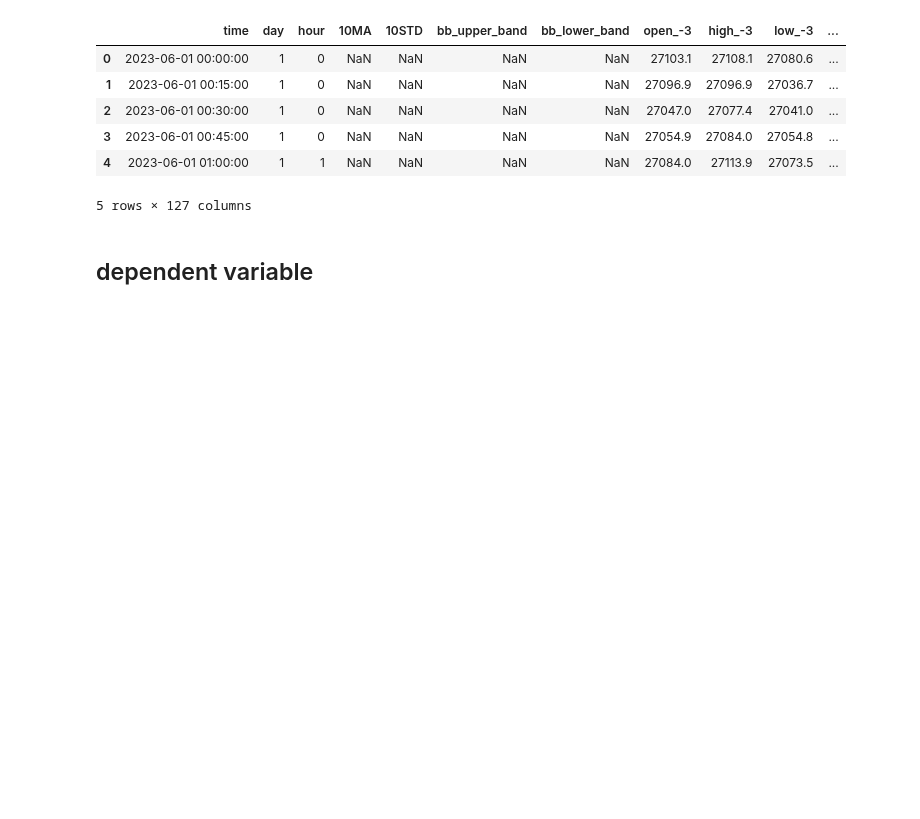
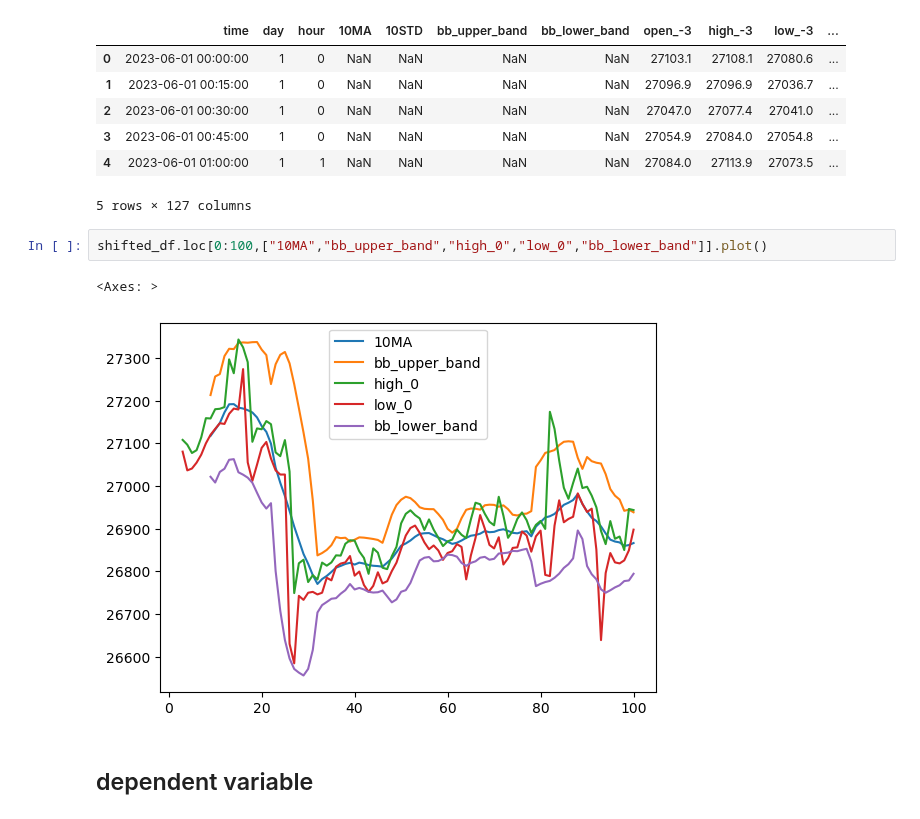
Before and after one commit to georghoeller/fastbook, a Jupyter notebook: my-stuff/lesson5-random-forests/ch9-tabular-xgboost.ipynb, the cells around one changed output. Saved outputs shown, nothing was run; the diff lists cells and outputs as text; blank space fills up the shorter version.

```diff
--- a/my-stuff/lesson5-random-forests/ch9-tabular-xgboost.ipynb
+++ b/my-stuff/lesson5-random-forests/ch9-tabular-xgboost.ipynb
@@ -181,6 +181,11 @@ shifted_df.head()
 | 3 | 2023-06-01 00:45:00 | 1 | 0 | NaN | NaN | NaN | NaN | 27054.9 | 27084.0 | 27054.8 | ... |
 | 4 | 2023-06-01 01:00:00 | 1 | 1 | NaN | NaN | NaN | NaN | 27084.0 | 27113.9 | 27073.5 | ... |
 5 rows × 127 columns
+# %%
+shifted_df.loc[0:100,["10MA","bb_upper_band","high_0","low_0","bb_lower_band"]].plot()
+# %% [output]
+<Axes: >
+[figure, added]
 # %% [markdown]
 ## dependent variable
 # %%
```
Also changed, not shown: parts of 25 cells of this notebook, 7 other files.
